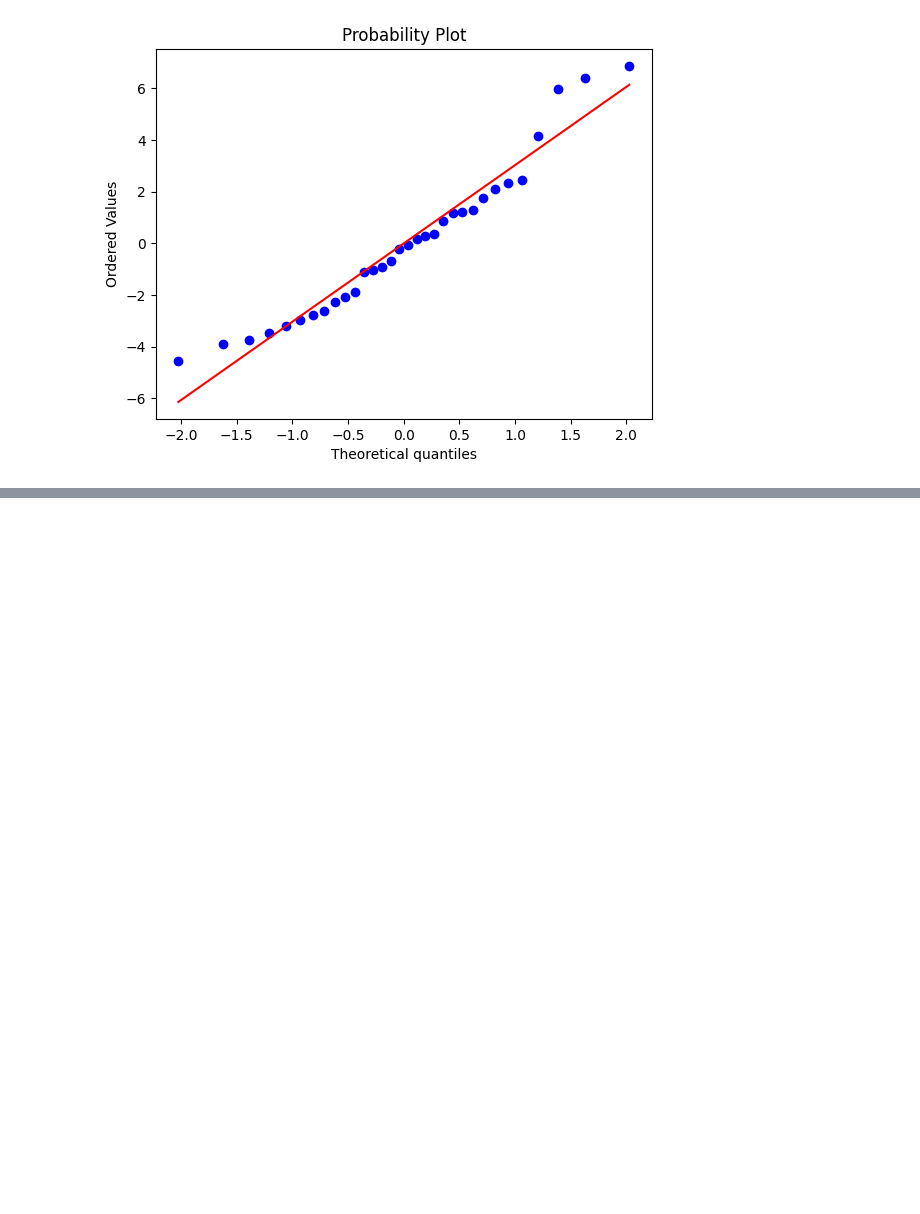
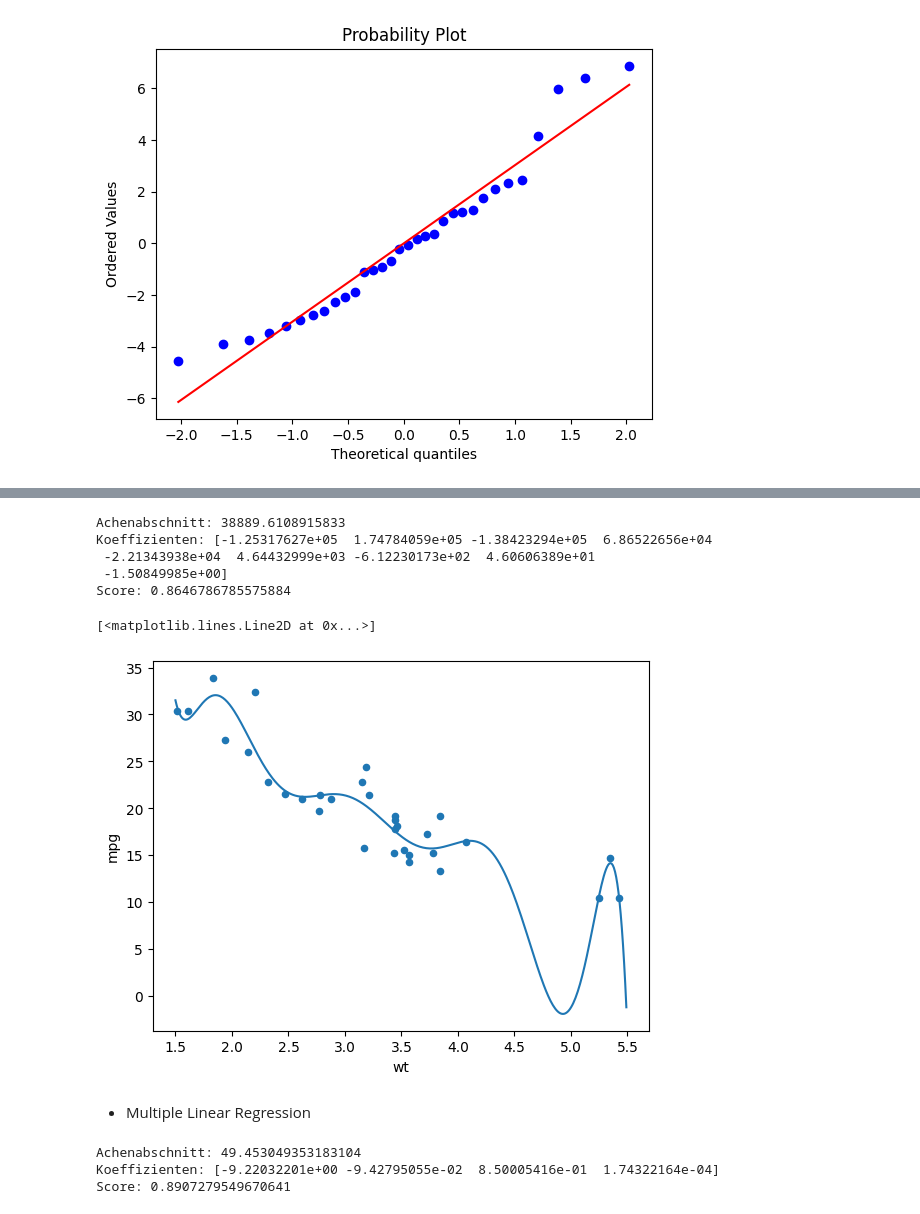
Before and after one commit to Javacream/org.javacream.training.python, a Jupyter notebook: programme/Woche9/motorcars/motorcars.ipynb, the cells around one changed output, grey strips where cells are left out. Cells and saved outputs as stored; diff of their text form; code cells hidden in the pictures; blank space fills up the shorter version.

```diff
--- a/programme/Woche9/motorcars/motorcars.ipynb
+++ b/programme/Woche9/motorcars/motorcars.ipynb
@@ -291,0 +316,61 @@ stats.probplot(residuals, dist='norm', plot=plt)
+# %%
+useless_poly_model = linear_model.LinearRegression()
+x_axis = pd.DataFrame([
+    df['wt'],
+    df['wt']**2,
+    df['wt']**3,
+    df['wt']**4,
+    df['wt']**5,
+    df['wt']**6,
+    df['wt']**7,
+    df['wt']**8,
+    df['wt']**9,
+    ]).T
+useless_poly_model.fit(X=x_axis, y=df['mpg'])
+print(f'Achenabschnitt: {useless_poly_model.intercept_}')
+print(f'Koeffizienten: {useless_poly_model.coef_}')
+print(f"Score: {useless_poly_model.score(x_axis, y=df['mpg'])}")
+# %% [output]
+Achenabschnitt: 38889.6108915833
+Koeffizienten: [-1.25317627e+05  1.74784059e+05 -1.38423294e+05  6.86522656e+04
+ -2.21343938e+04  4.64432999e+03 -6.12230173e+02  4.60606389e+01
+ -1.50849985e+00]
+Score: 0.8646786785575884
+# %%
+df.plot(kind='scatter', x='wt', y='mpg')
+useless_predicted = useless_poly_model.predict(pd.DataFrame([
+    poly_range,
+    poly_range**2,
+    poly_range**3,
+    poly_range**4,
+    poly_range**5,
+    poly_range**6,
+    poly_range**7,
+    poly_range**8,
+    poly_range**9,
+    ]).T)
+plt.plot(poly_range, useless_predicted)
+# %% [output]
+[<matplotlib.lines.Line2D at 0x...>]
+[figure, added]
+# %% [markdown]
+* Multiple Linear Regression
+# %%
+multi_reg_model = linear_model.LinearRegression()
+
+# Include squared terms
+poly_predictors = pd.DataFrame([df["wt"],
+                                df["hp"],
+                                df["wt"]**2,
+                                df["hp"]**2]).T
+
+# Train the model using the mtcars data
+multi_reg_model.fit(X = poly_predictors,
+                    y = df["mpg"])
+print(f'Achenabschnitt: {multi_reg_model.intercept_}')
+print(f'Koeffizienten: {multi_reg_model.coef_}')
+print(f"Score: {multi_reg_model.score(poly_predictors, y=df['mpg'])}")
+# %% [output]
+Achenabschnitt: 49.453049353183104
+Koeffizienten: [-9.22032201e+00 -9.42795055e-02  8.50005416e-01  1.74322164e-04]
+Score: 0.8907279549670641
```
Also changed, not shown: parts of 4 cells of this notebook.
